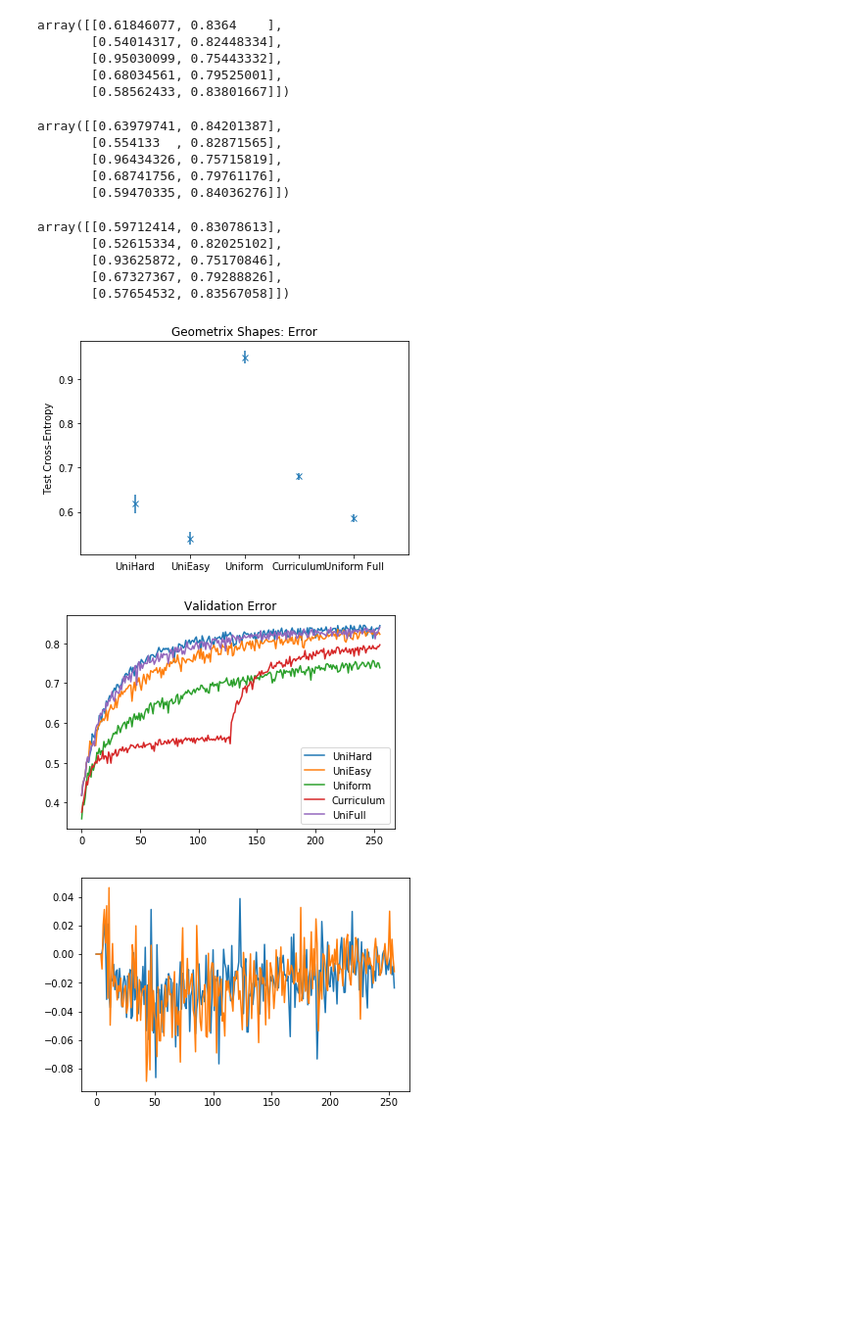
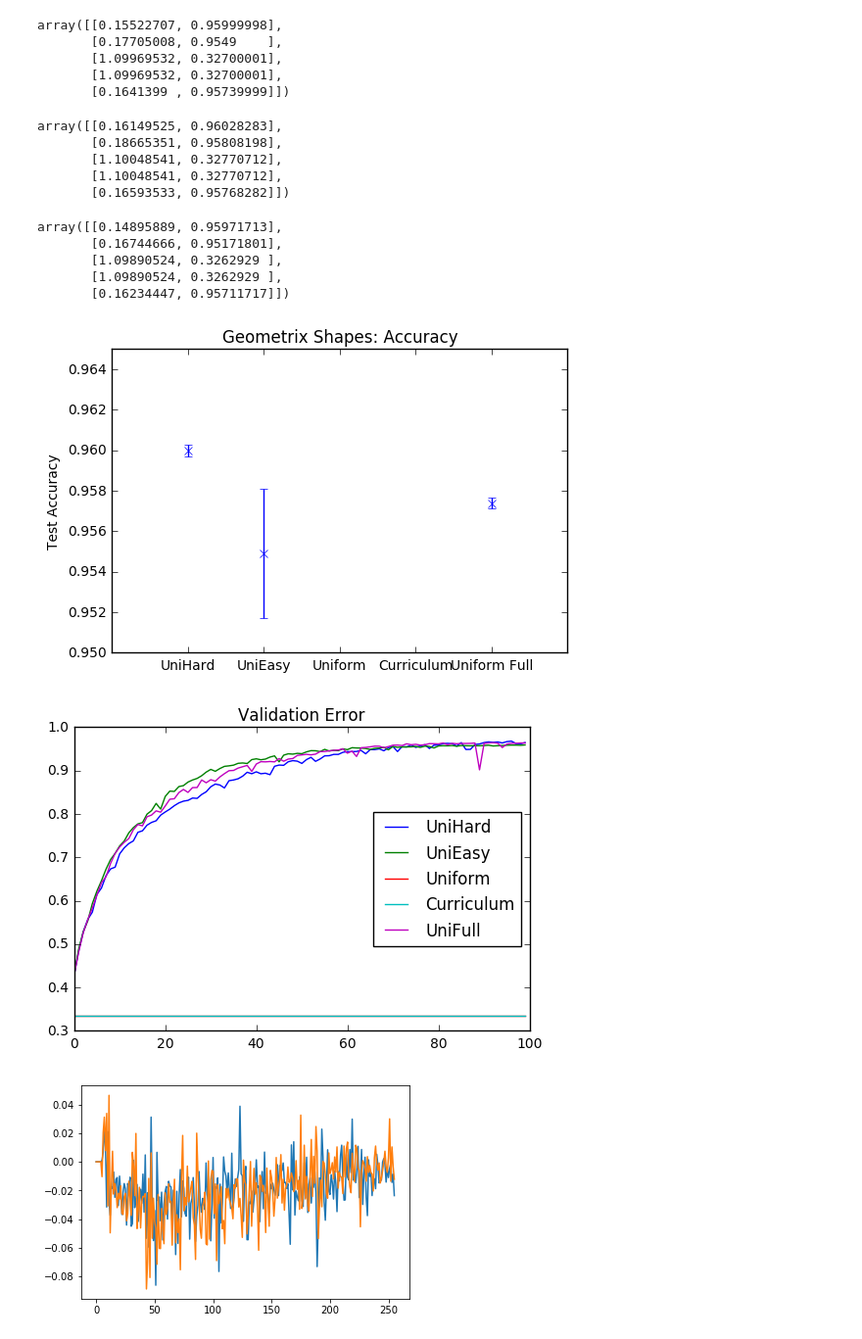
Before and after one commit to imcwilliam/Active_Learning_Project, a Jupyter notebook: GeoShapes Analysis.ipynb, the cells around one changed output. Shown at 98% size. Drawn from its saved outputs; the diff is of its cells as text; code cells hidden in the pictures; blank space fills up the shorter version.

```diff
--- a/GeoShapes Analysis.ipynb
+++ b/GeoShapes Analysis.ipynb
@@ -1,7 +1,7 @@
 # %%
 import numpy as np
-TestPerf = np.load("GeoShapes_Curriculum_FullUniform_TestPerf_ExpChange.npy")
-ValError = np.load("GeoShapes_Curriculum_FullUniform_ValAcc_ExpChange.npy")
+TestPerf = np.load("GeoShapes_Curriculum_FullUniform_TestPerf_Conv.npy")
+ValError = np.load("GeoShapes_Curriculum_FullUniform_ValAcc_Conv.npy")
 # %%
 this = np.sum(np.sum(TestPerf,axis=0),axis=0)
 NumComplete = 0
@@ -19,48 +19,49 @@ TestPerf_StE = TestPerf.std(axis=2) / np.sqrt(NumComplete)
 # %%
 TestPerf_Mean
 # %% [output]
-array([[0.61846077, 0.8364    ],
-       [0.54014317, 0.82448334],
-       [0.95030099, 0.75443332],
-       [0.68034561, 0.79525001],
-       [0.58562433, 0.83801667]])
+array([[0.15522707, 0.95999998],
+       [0.17705008, 0.9549    ],
+       [1.09969532, 0.32700001],
+       [1.09969532, 0.32700001],
+       [0.1641399 , 0.95739999]])
 # %%
 TestPerf_Mean + TestPerf_StE
 # %% [output]
-array([[0.63979741, 0.84201387],
-       [0.554133  , 0.82871565],
-       [0.96434326, 0.75715819],
-       [0.68741756, 0.79761176],
-       [0.59470335, 0.84036276]])
+array([[0.16149525, 0.96028283],
+       [0.18665351, 0.95808198],
+       [1.10048541, 0.32770712],
+       [1.10048541, 0.32770712],
+       [0.16593533, 0.95768282]])
 # %%
 TestPerf_Mean - TestPerf_StE
 # %% [output]
-array([[0.59712414, 0.83078613],
-       [0.52615334, 0.82025102],
-       [0.93625872, 0.75170846],
-       [0.67327367, 0.79288826],
-       [0.57654532, 0.83567058]])
+array([[0.14895889, 0.95971713],
+       [0.16744666, 0.95171801],
+       [1.09890524, 0.3262929 ],
+       [1.09890524, 0.3262929 ],
+       [0.16234447, 0.95711717]])
 # %%
 import matplotlib.pyplot as plt
 
-flag = 0
+flag = 1
 
 labels = ['Hard','Easy','Uni','Curriculum']
 plt.errorbar(np.array([1,2,3,4,5],dtype=int),TestPerf_Mean[:,flag],yerr = TestPerf_StE[:,flag],marker ='x',linestyle='none')
 my_xticks = ['UniHard','UniEasy','Uniform','Curriculum','Uniform Full']
 plt.xticks(np.array([1,2,3,4,5],dtype=int), my_xticks)
 thisplot = plt.gca()
 thisplot.set_xlim(0,6)
+thisplot.set_ylim(0.95,0.965)
 if flag == 0:
     thisplot.set_title('Geometrix Shapes: Error')
     thisplot.set_ylabel('Test Cross-Entropy')
 else:
     thisplot.set_title('Geometrix Shapes: Accuracy')
     thisplot.set_ylabel('Test Accuracy')
 
 plt.show()
 # %% [output]
-[figure, old version]
+[figure, new version]
 # %%
 plt.plot(np.mean(ValError,axis=2))
 plt.legend(['UniHard','UniEasy','Uniform','Curriculum','UniFull'],loc='best')
@@ -68,7 +69,7 @@ thisplot = plt.gca()
 thisplot.set_title('Validation Error')
 plt.show()
 # %% [output]
-[figure, old version]
+[figure, new version]
 # %%
 Diff = ValError[:,1] - ValError[:,-1]
 plt.plot(Diff)
```
Also changed, not shown: parts of 1 cell of this notebook, 5 other files.
